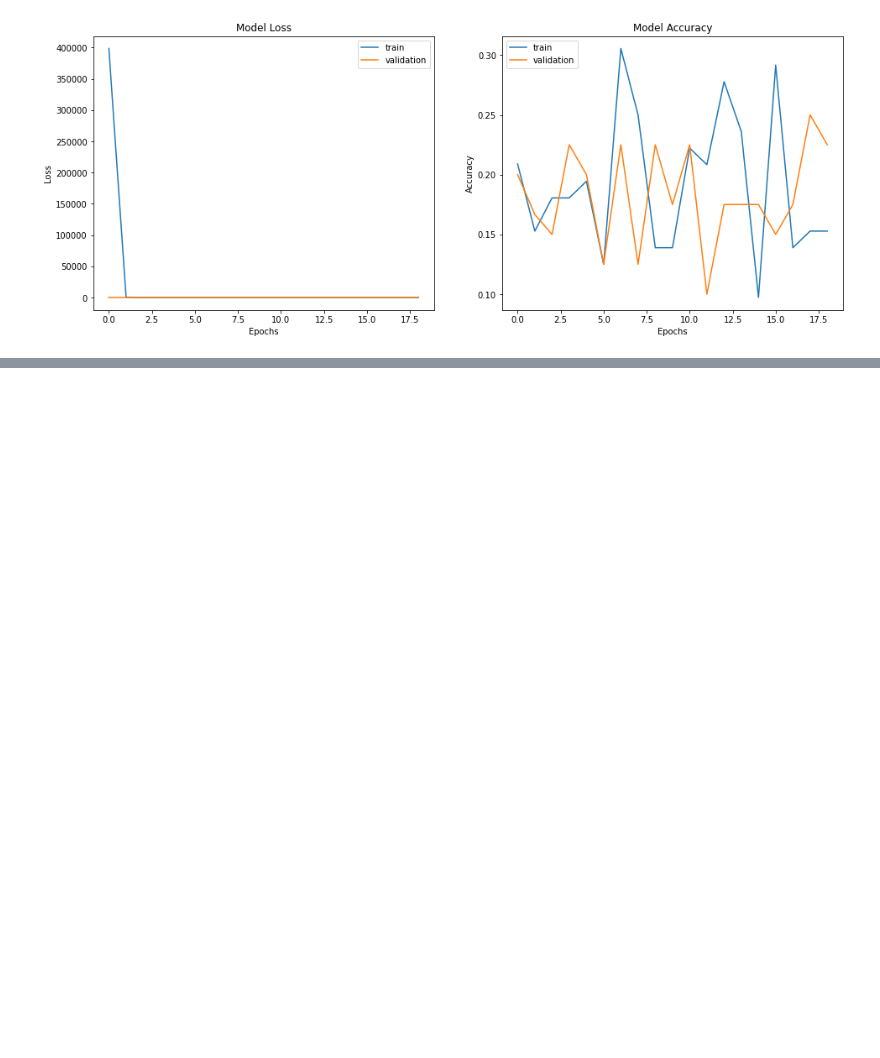
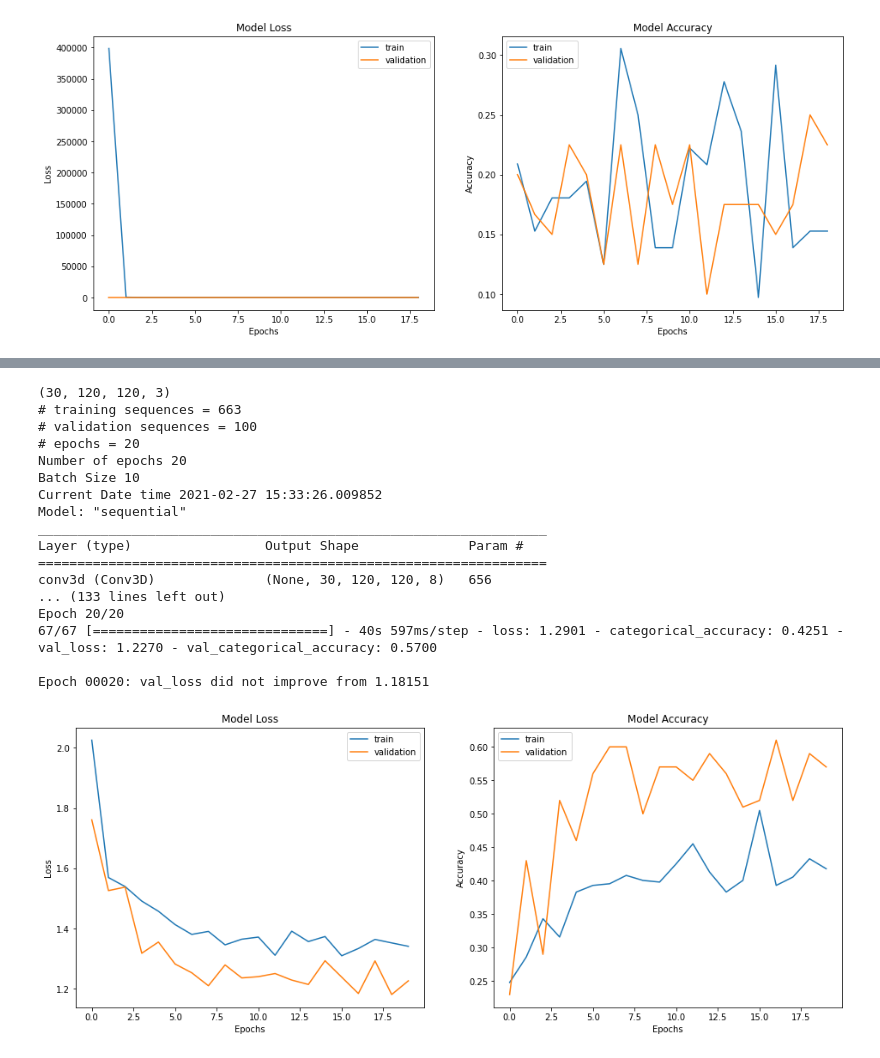
Before and after one commit to ranitha84/gesture_recognition, a Jupyter notebook: Neural_Nets_Project_Starter_Code.ipynb, the cells around one changed output, grey strips where cells are left out. Cells and saved outputs as stored; diff of their text form; code cells hidden in the pictures; blank space fills up the shorter version.

```diff
--- a/Neural_Nets_Project_Starter_Code.ipynb
+++ b/Neural_Nets_Project_Starter_Code.ipynb
@@ -368,10 +418,10 @@ def train_model( model, batch_size, num_epochs, train_generator, val_generator,
                                  mode='auto')
 
     LR = ReduceLROnPlateau(monitor='val_loss',factor=0.2, patience=2, model='auto', verbose=1)
-    ER = EarlyStopping(monitor='val_loss',patience=10, mode='auto', verbose=1),
+    #ER = EarlyStopping(monitor='val_loss',patience=10, mode='auto', verbose=1),
 
 
-    callbacks_list = [checkpoint, LR, ER]
+    callbacks_list = [checkpoint, LR]
 
     if _optimizer == None:
       optimizer = tf.keras.optimizers.Adam(learning_rate=learning_rate)
@@ -629,0 +681,35 @@ Epoch 1/60
+# %%
+train_gen = AugmentedDataGenerator(mode='train',augment=True,normalize=False)
+val_gen = AugmentedDataGenerator(mode='val',normalize=False)
+
+skip_image_size=1
+batch_size= 10
+num_epochs =20
+
+train_generator = train_gen.generator(train_path, train_doc, batch_size,skip_image_size)
+val_generator = val_gen.generator(val_path, val_doc, batch_size,skip_image_size)
+
+model_generator = ModelGenerator(input_shape=(30,120,120,3))
+# Model 2 with
+model = model_generator.model_cnn3D_WithBatchNormalization()
+
+train_model(model,batch_size, num_epochs,train_generator,val_generator, _optimizer='sgd')
+# %% [output]
+(30, 120, 120, 3)
+# training sequences = 663
+# validation sequences = 100
+# epochs = 20
+Number of epochs 20
+Batch Size 10
+Current Date time 2021-02-27 15:33:26.009852
+Model: "sequential"
+_________________________________________________________________
+Layer (type)                 Output Shape              Param #
+=================================================================
+conv3d (Conv3D)              (None, 30, 120, 120, 8)   656
+... (133 lines left out)
+Epoch 20/20
+67/67 [==============================] - 40s 597ms/step - loss: 1.2901 - categorical_accuracy: 0.4251 - val_loss: 1.2270 - val_categorical_accuracy: 0.5700
+
+Epoch 00020: val_loss did not improve from 1.18151
+[figure, added]
```
Also changed, not shown: parts of 2 cells of this notebook.
